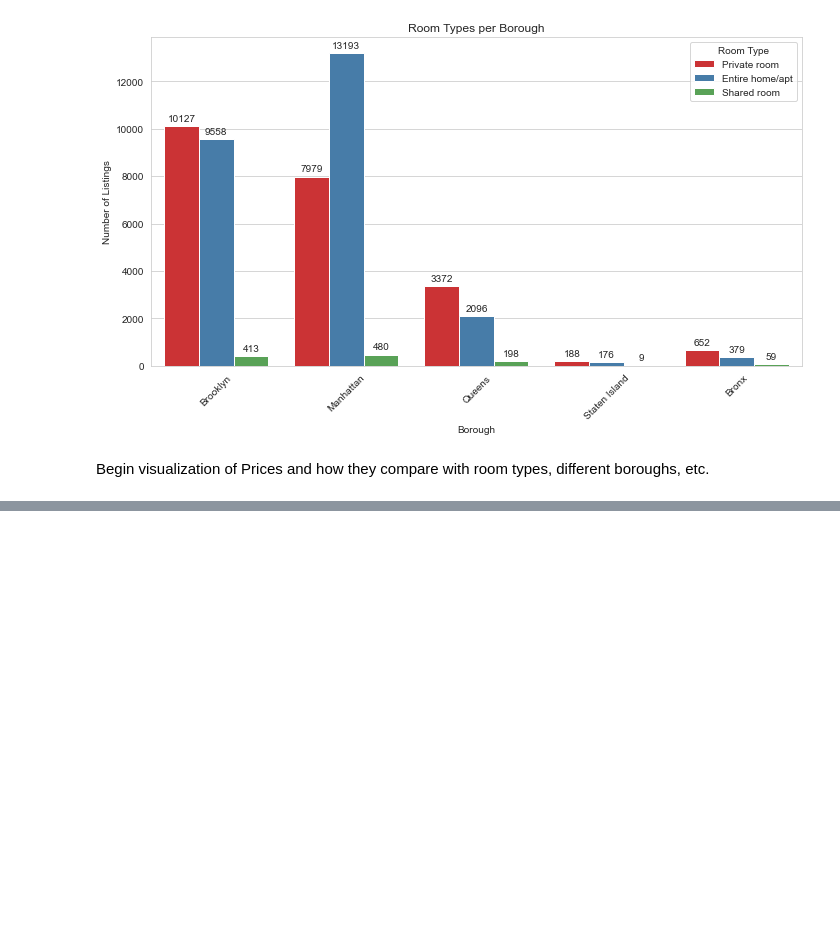
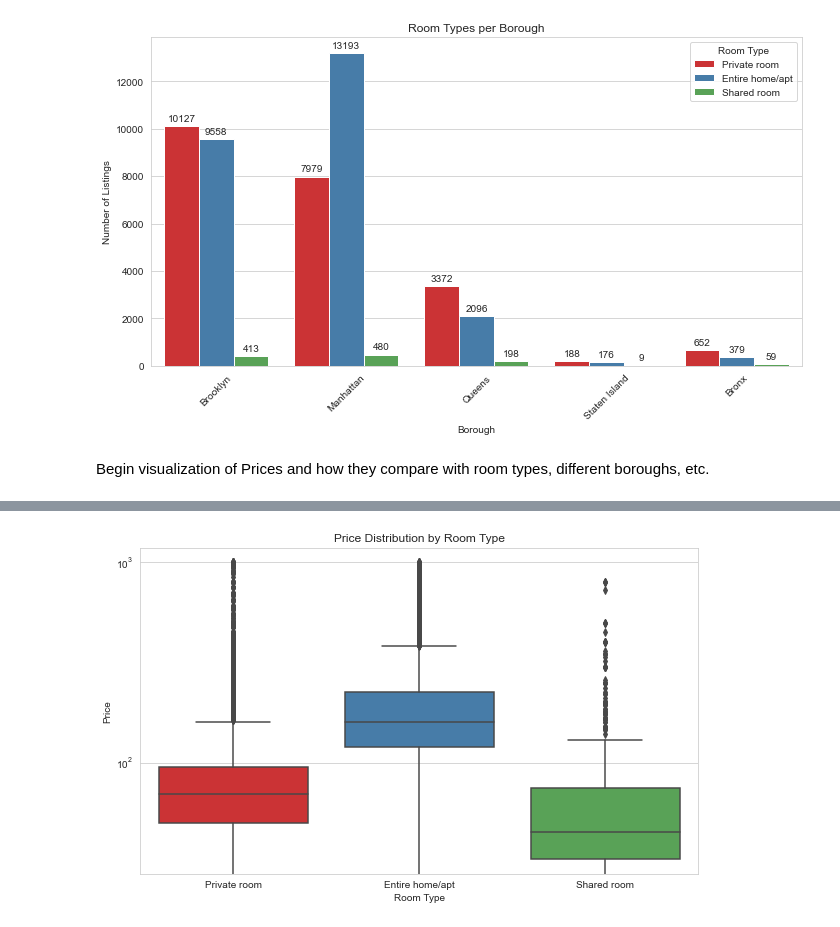
Before and after one commit to mrawlin6/AirBNB_Listings, a Jupyter notebook: AirBNB_DATA/AirBNB_EDA.ipynb, the cells around one changed output, grey strips where cells are left out. Saved outputs shown, nothing was run; the diff lists cells and outputs as text; code cells hidden in the pictures; blank space fills up the shorter version.

```diff
--- a/AirBNB_DATA/AirBNB_EDA.ipynb
+++ b/AirBNB_DATA/AirBNB_EDA.ipynb
@@ -335,0 +387,14 @@ Begin visualization of Prices and how they compare with room types, different bo
+# %%
+# Visualize the price by room type
+plt.figure(figsize=(10,6))
+sns.boxplot(data=price_filtered_df,
+           x='room_type',
+           y='price',
+           palette='Set1')
+plt.title('Price Distribution by Room Type')
+plt.xlabel('Room Type')
+plt.ylabel('Price')
+plt.yscale('log') # Can help with the skew
+plt.show()
+# %% [output]
+[figure, added]
```
Also changed, not shown: parts of 6 cells of this notebook.
